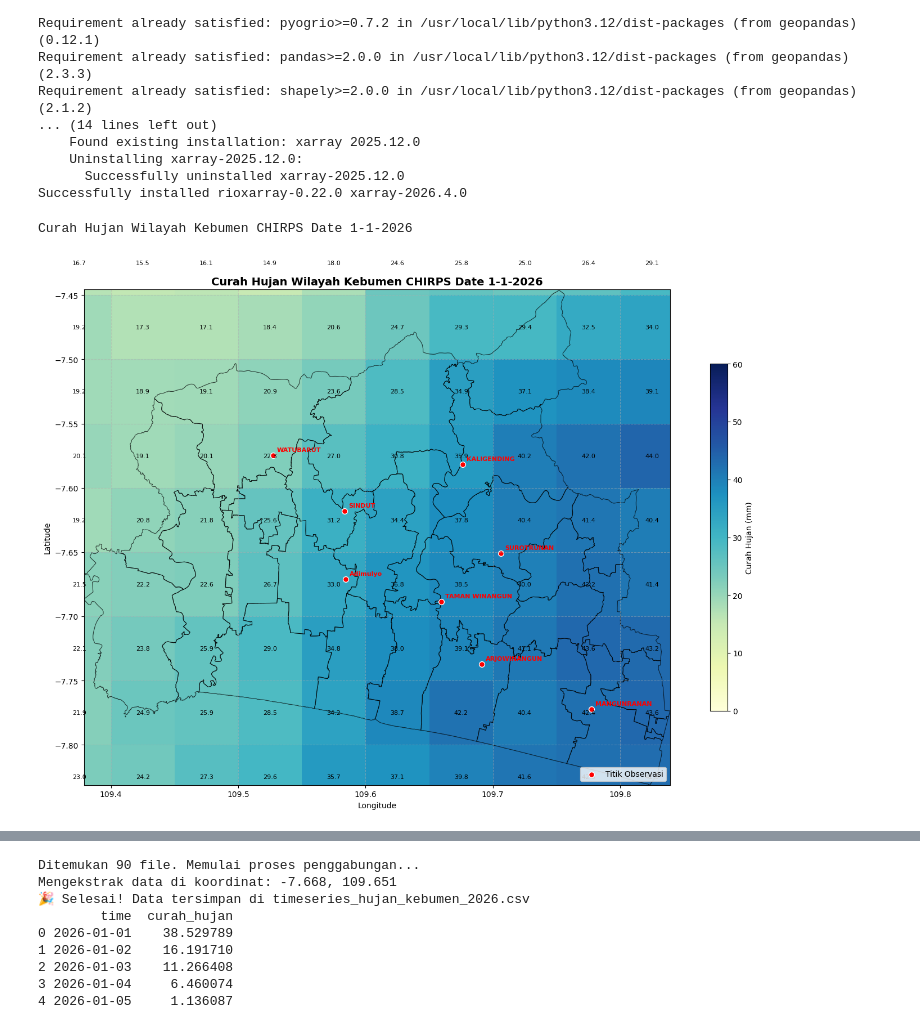
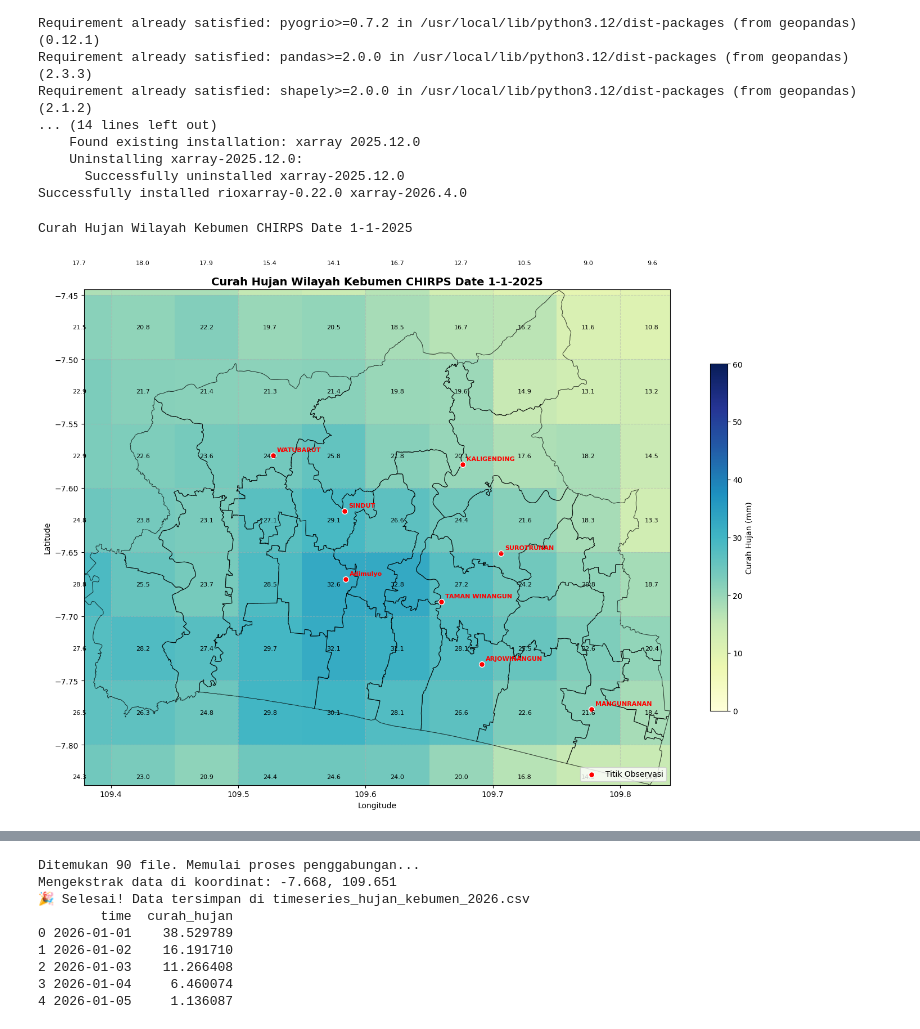
Before and after one commit to evanalif113/Catatan_Meteorologi, a Jupyter notebook: Projek_Downscale/open_raster.ipynb, the cells around one changed output, grey strips where cells are left out. Saved outputs shown, nothing was run; the diff lists cells and outputs as text; code cells hidden in the pictures.

```diff
--- a/Projek_Downscale/open_raster.ipynb
+++ b/Projek_Downscale/open_raster.ipynb
@@ -29,7 +29,7 @@ import numpy as np
 # ==========================================
 # 1. PERSIAPAN DATA (GEOJSON & TIFF)
 # ==========================================
-year = 2026
+year = 2025
 month = 1
 day = 1
 
@@ -117,32 +117,32 @@ ax.scatter(
     label='Titik Observasi'
 )
 
 # Menambahkan Label Nama pada Tiap Titik
 for i, txt in enumerate(data_titik['Nama']):
     ax.annotate(
         txt,
         (data_titik['Lon'][i], data_titik['Lat'][i]),
         fontsize=8,
         xytext=(5, 5),
         textcoords='offset points',
         fontweight='bold',
         color='red' # Saya ubah jadi merah/hitam agar tidak bertabrakan dengan teks angka
     )
 
 # Kunci Ukuran Kanvas
 ax.set_xlim(batas_kiri, batas_kanan)
 ax.set_ylim(batas_bawah, batas_atas)
 
 title = f'Curah Hujan Wilayah Kebumen CHIRPS Date {day}-{month}-{year}'
 print(title)
 plt.title(title, fontsize=14, fontweight='bold')
 plt.xlabel('Longitude')
 plt.ylabel('Latitude')
 plt.grid(True, linestyle='--', alpha=0.5)
 plt.legend(loc='lower right')
 
 plt.tight_layout()
 plt.show()
 # %% [output]
-Curah Hujan Wilayah Kebumen CHIRPS Date 1-1-2026
+Curah Hujan Wilayah Kebumen CHIRPS Date 1-1-2025
-[figure, old version]
+[figure, new version]
```
Also changed, not shown: parts of 2 cells of this notebook, 1 other file.
